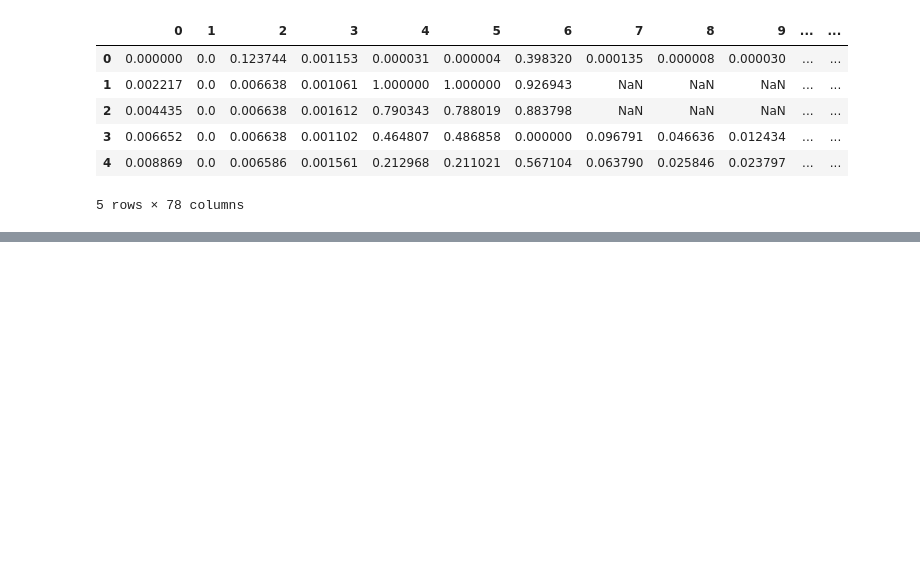
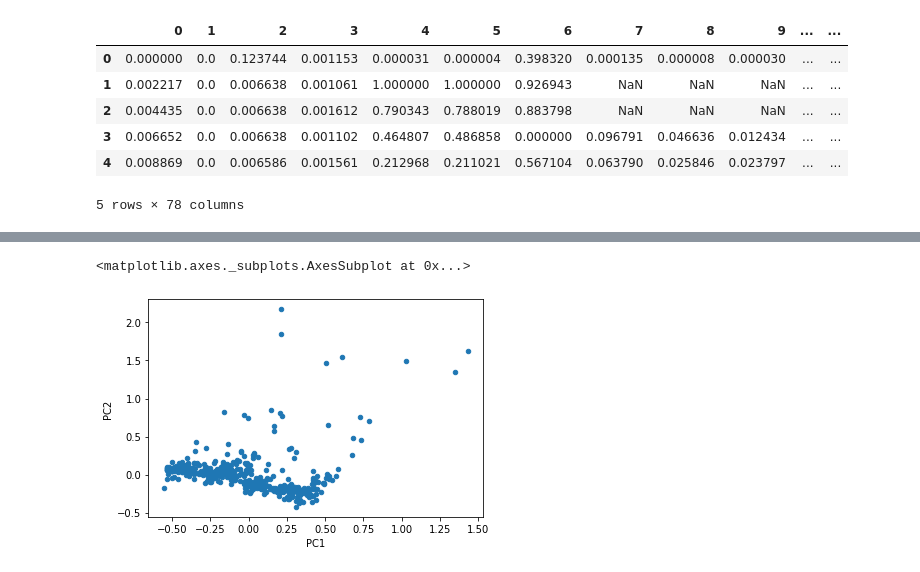
Before and after one commit to pierandreamorelli/cs_data_analysis, a Jupyter notebook: cs_data_analysis.ipynb, the cells around one changed output, grey strips where cells are left out. Saved outputs shown, nothing was run; the diff lists cells and outputs as text; code cells hidden in the pictures; blank space fills up the shorter version.

```diff
--- a/cs_data_analysis.ipynb
+++ b/cs_data_analysis.ipynb
@@ -229,8 +114,8 @@ x = num_df_LY.values
 min_max_scaler = preprocessing.MinMaxScaler()
 x_scaled = min_max_scaler.fit_transform(x)
 
-norm_df = pd.DataFrame(x_scaled)
-norm_df.head()
+norm_df_LY = pd.DataFrame(x_scaled)
+norm_df_LY.head()
 # %% [output]
 |  | 0 | 1 | 2 | 3 | 4 | 5 | 6 | 7 | 8 | 9 | ... | ... |
 | 0 | 0.000000 | 0.0 | 0.123744 | 0.001153 | 0.000031 | 0.000004 | 0.398320 | 0.000135 | 0.000008 | 0.000030 | ... | ... |
@@ -265,0 +169,6 @@ norm_df.head()
+# %%
+import numpy as np
+from sklearn.decomposition import PCA
+norm_LY = np.nan_to_num(norm_df_LY)
+norm_LY = pd.DataFrame(norm_LY)
+norm_LY.head()
@@ -265,0 +183,10 @@ norm_df.head()
+# %%
+pca = PCA(n_components=2)
+pca_LY = pca.fit_transform(norm_LY)
+pca_DF_LY = pd.DataFrame(data = pca_LY
+             , columns = ['PC1', 'PC2'])
+# %%
+pca_DF_LY.plot.scatter(x='PC1', y='PC2')
+# %% [output]
+<matplotlib.axes._subplots.AxesSubplot at 0x...>
+[figure, added]
```
Also changed, not shown: parts of 63 cells of this notebook.
